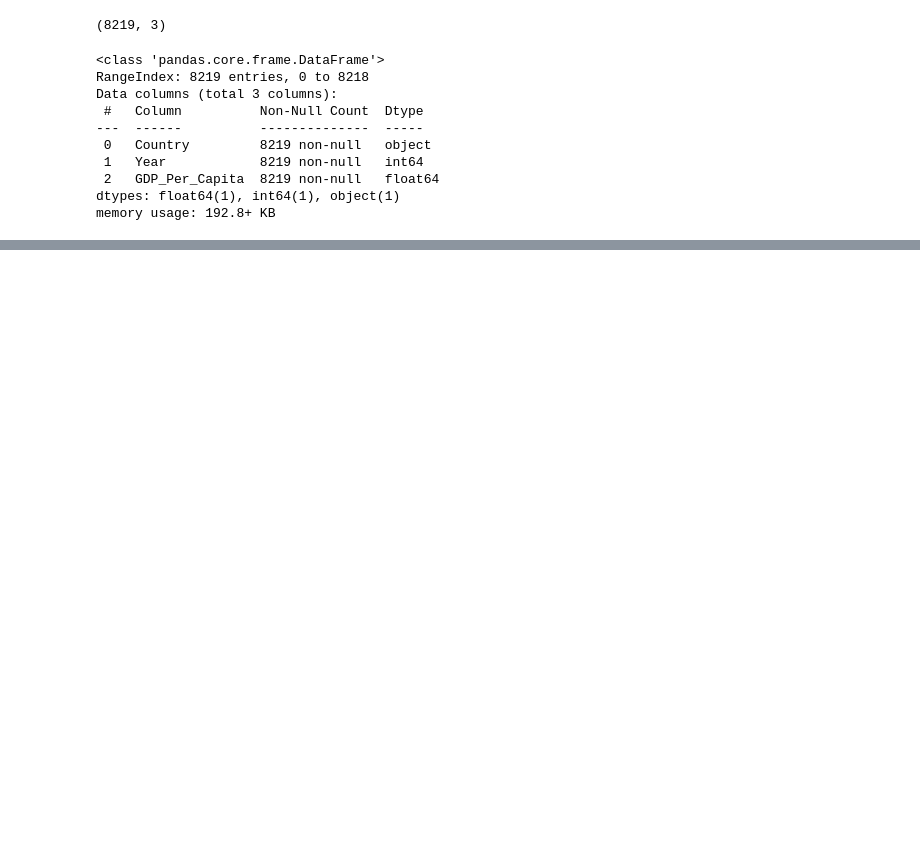
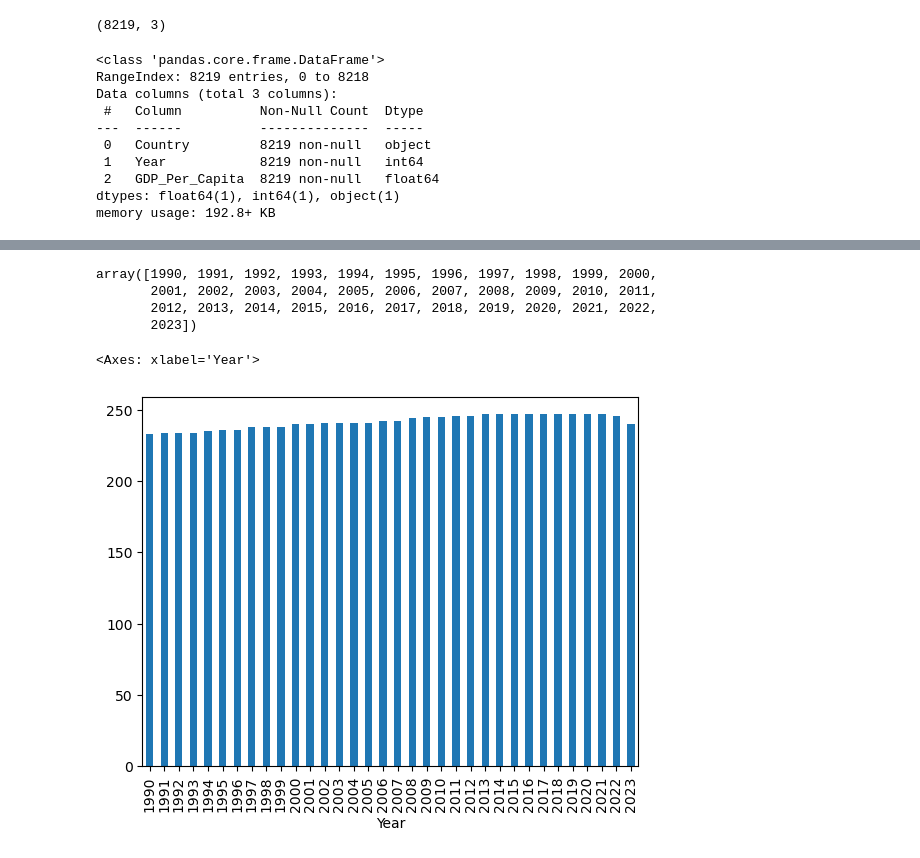
Before and after one commit to nss-data-science-cohort-9/un-exploration-shannequin, a Jupyter notebook: notebooks/UN_Data_Exploration.ipynb, the cells around one changed output, grey strips where cells are left out. Saved outputs shown, nothing was run; the diff lists cells and outputs as text; code cells hidden in the pictures; blank space fills up the shorter version.

```diff
--- a/notebooks/UN_Data_Exploration.ipynb
+++ b/notebooks/UN_Data_Exploration.ipynb
@@ -160,0 +96,12 @@ https://plotly.com/python/plotly-express/.
+# %%
+np.sort(gdp_df["Year"].unique())
+# %% [output]
+array([1990, 1991, 1992, 1993, 1994, 1995, 1996, 1997, 1998, 1999, 2000,
+       2001, 2002, 2003, 2004, 2005, 2006, 2007, 2008, 2009, 2010, 2011,
+       2012, 2013, 2014, 2015, 2016, 2017, 2018, 2019, 2020, 2021, 2022,
+       2023])
+# %%
+gdp_df.groupby("Year")["GDP_Per_Capita"].count().plot(kind="bar")
+# %% [output]
+<Axes: xlabel='Year'>
+[figure, added]
```
Also changed, not shown: parts of 17 cells of this notebook.
